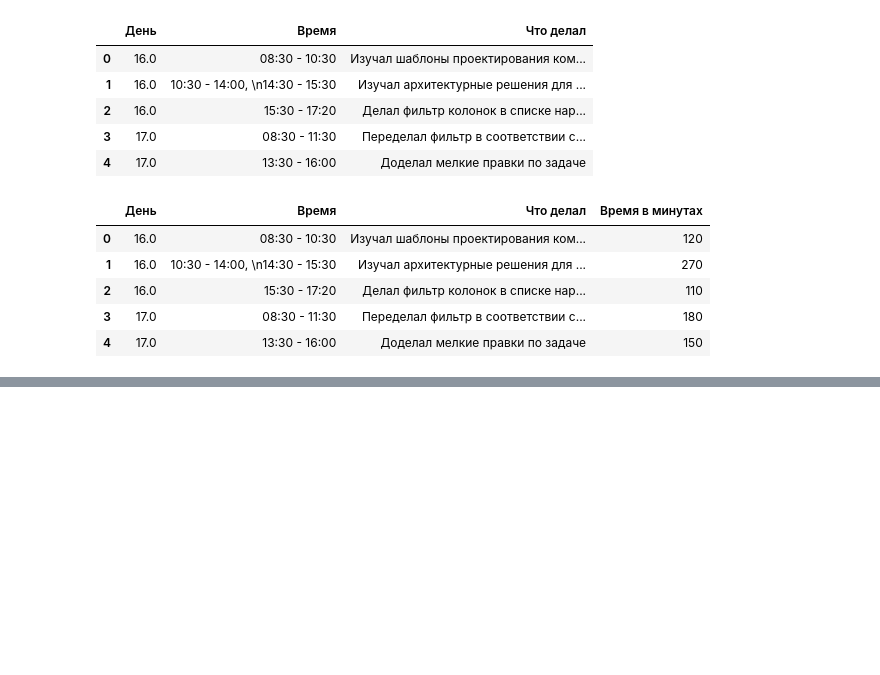
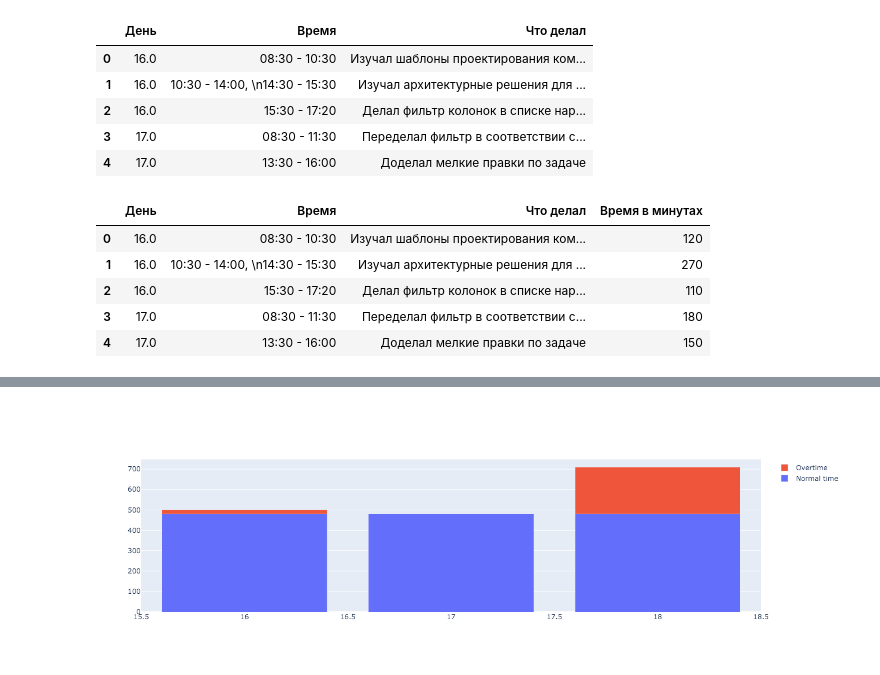
Before and after one commit to Takheer/TableSummifier, a Jupyter notebook: TableSummifier.ipynb, the cells around one changed output, grey strips where cells are left out. Saved outputs shown, nothing was run; the diff lists cells and outputs as text; code cells hidden in the pictures; blank space fills up the shorter version.

```diff
--- a/TableSummifier.ipynb
+++ b/TableSummifier.ipynb
@@ -80,0 +91,12 @@ fig.show()
+# %%
+import plotly.graph_objects as go
+
+fig = go.Figure(data=[
+    go.Bar(name='Normal time', x=plot_data['day'], y=plot_data['time']),
+    go.Bar(name='Overtime', x=plot_data['day'], y=plot_data['overtime'])
+])
+# Change the bar mode
+fig.update_layout(barmode='stack')
+fig.show()
+# %% [output]
+[figure, added]
```
Also changed, not shown: parts of 2 cells of this notebook.
